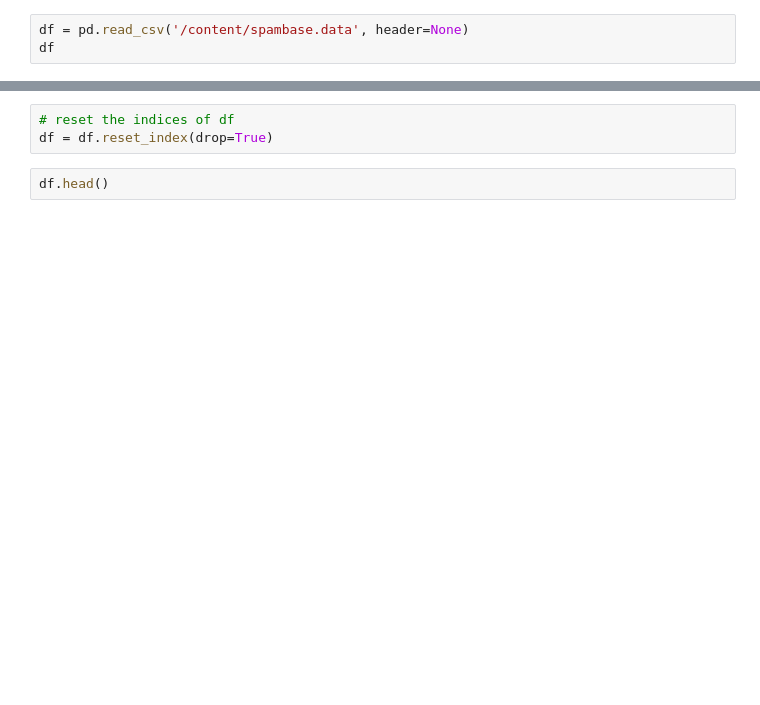
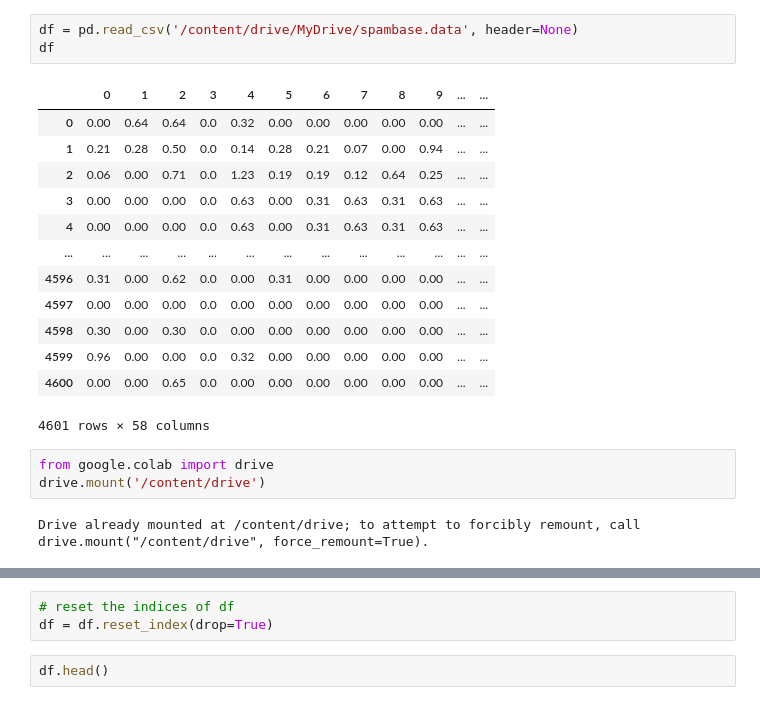
Before and after one commit to yashpaneliya/CS60050-Machine-Learning, a Jupyter notebook: SVM/ML_Assignment_2.ipynb, the cells around one changed output, grey strips where cells are left out. Cells and saved outputs as stored; diff of their text form; blank space fills up the shorter version.

```diff
--- a/SVM/ML_Assignment_2.ipynb
+++ b/SVM/ML_Assignment_2.ipynb
@@ -9,6 +26,25 @@ from numpy import linalg
 # %%
-df = pd.read_csv('/content/spambase.data', header=None)
+df = pd.read_csv('/content/drive/MyDrive/spambase.data', header=None)
 df
+# %% [output]
+|  | 0 | 1 | 2 | 3 | 4 | 5 | 6 | 7 | 8 | 9 | ... | ... |
+| 0 | 0.00 | 0.64 | 0.64 | 0.0 | 0.32 | 0.00 | 0.00 | 0.00 | 0.00 | 0.00 | ... | ... |
+| 1 | 0.21 | 0.28 | 0.50 | 0.0 | 0.14 | 0.28 | 0.21 | 0.07 | 0.00 | 0.94 | ... | ... |
+| 2 | 0.06 | 0.00 | 0.71 | 0.0 | 1.23 | 0.19 | 0.19 | 0.12 | 0.64 | 0.25 | ... | ... |
+| 3 | 0.00 | 0.00 | 0.00 | 0.0 | 0.63 | 0.00 | 0.31 | 0.63 | 0.31 | 0.63 | ... | ... |
+| 4 | 0.00 | 0.00 | 0.00 | 0.0 | 0.63 | 0.00 | 0.31 | 0.63 | 0.31 | 0.63 | ... | ... |
+| ... | ... | ... | ... | ... | ... | ... | ... | ... | ... | ... | ... | ... |
+| 4596 | 0.31 | 0.00 | 0.62 | 0.0 | 0.00 | 0.31 | 0.00 | 0.00 | 0.00 | 0.00 | ... | ... |
+| 4597 | 0.00 | 0.00 | 0.00 | 0.0 | 0.00 | 0.00 | 0.00 | 0.00 | 0.00 | 0.00 | ... | ... |
+| 4598 | 0.30 | 0.00 | 0.30 | 0.0 | 0.00 | 0.00 | 0.00 | 0.00 | 0.00 | 0.00 | ... | ... |
+| 4599 | 0.96 | 0.00 | 0.00 | 0.0 | 0.32 | 0.00 | 0.00 | 0.00 | 0.00 | 0.00 | ... | ... |
+| 4600 | 0.00 | 0.00 | 0.65 | 0.0 | 0.00 | 0.00 | 0.00 | 0.00 | 0.00 | 0.00 | ... | ... |
+4601 rows × 58 columns
+# %%
+from google.colab import drive
+drive.mount('/content/drive')
+# %% [output]
+Drive already mounted at /content/drive; to attempt to forcibly remount, call drive.mount("/content/drive", force_remount=True).
 # %%
 # Calculating NULL percentage in each feature
 ((df.isnull().sum() / len(df))*100).sort_values(ascending=False).to_frame()
```
Also changed, not shown: parts of 35 cells of this notebook.
